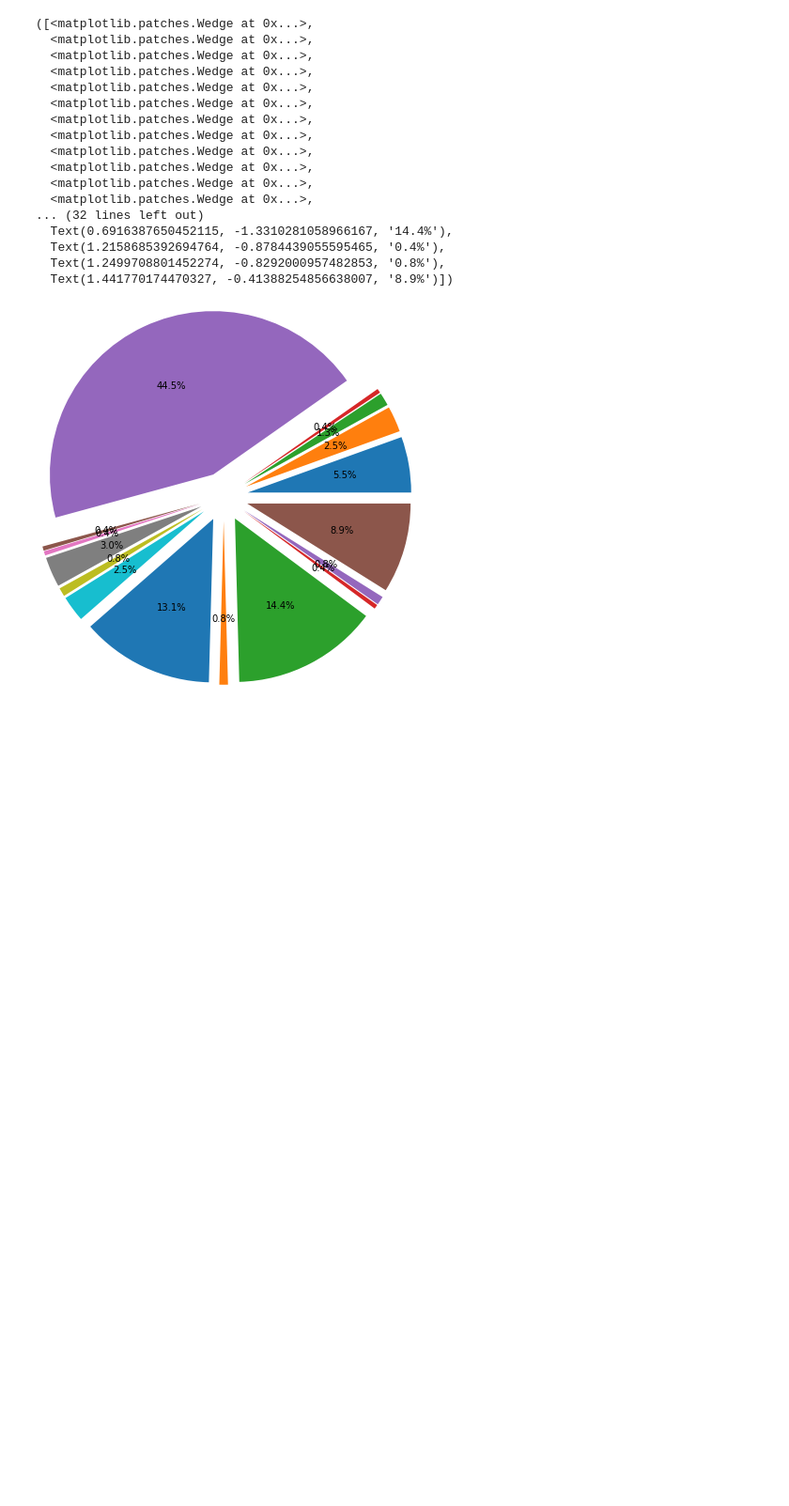
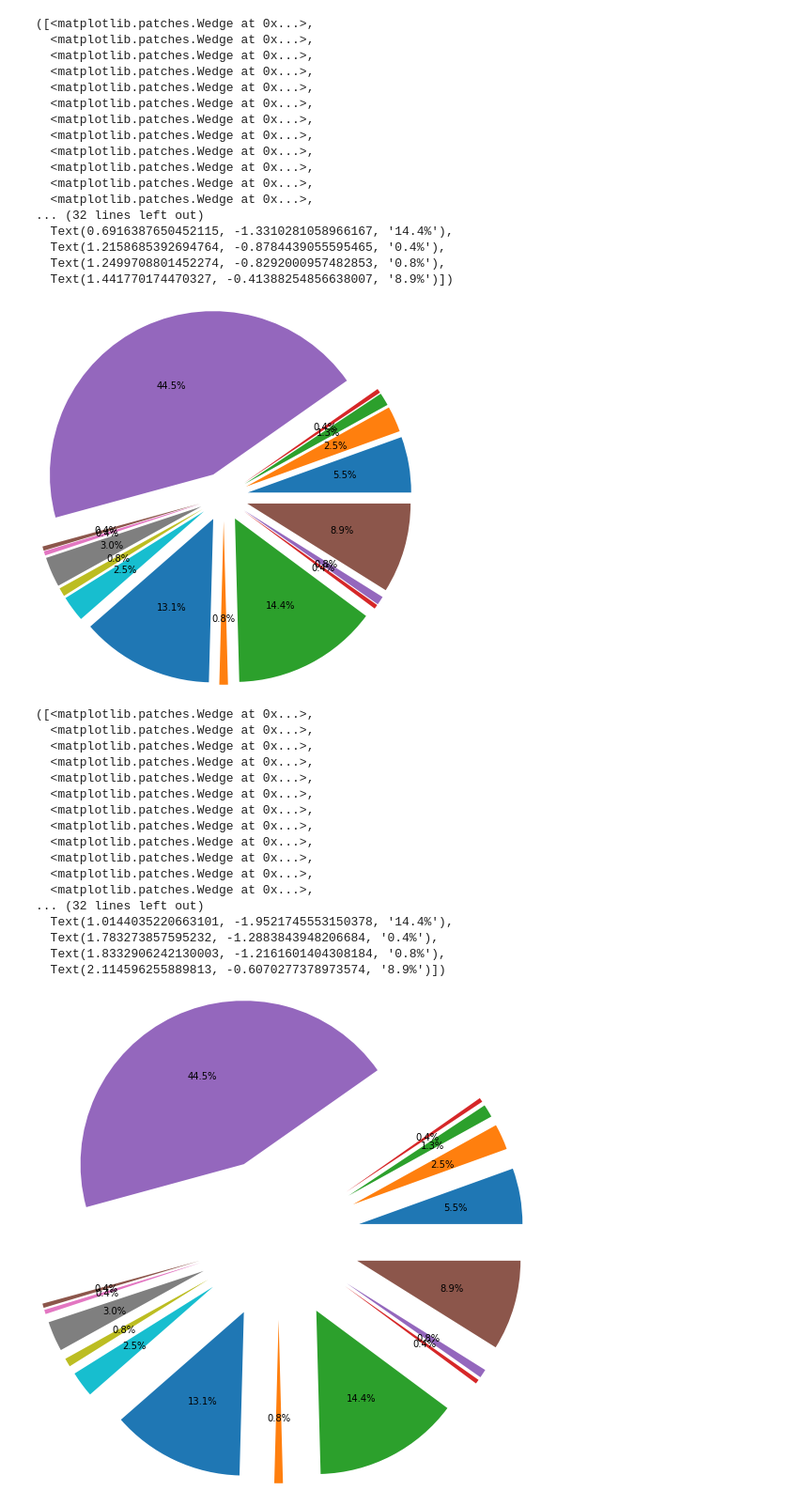
Before and after one commit to Letstry2code/Python-Basic, a Jupyter notebook: Data analysis/visual.ipynb, the cells around one changed output. Shown: that part at 94% size. Drawn from its saved outputs; the diff is of its cells as text; code cells hidden in the pictures; blank space fills up the shorter version.

```diff
--- a/Data analysis/visual.ipynb
+++ b/Data analysis/visual.ipynb
@@ -280,3 +282,27 @@ plt.pie(c,autopct='%1.1f%%',radius=2,explode=wedges)
   Text(1.2499708801452274, -0.8292000957482853, '0.8%'),
   Text(1.441770174470327, -0.41388254856638007, '8.9%')])
 [figure]
+# %%
+mm=[13,6,3,1,105,1,1,7,2,6,31,2,34,1,2,21]
+wedges=[1,1,1,1,1,1,1,1,1,1,1,1,1,1,1,1]
+
+plt.pie(mm,autopct='%1.1f%%',radius=2,explode=wedges)
+# %% [output]
+([<matplotlib.patches.Wedge at 0x...>,
+  <matplotlib.patches.Wedge at 0x...>,
+  <matplotlib.patches.Wedge at 0x...>,
+  <matplotlib.patches.Wedge at 0x...>,
+  <matplotlib.patches.Wedge at 0x...>,
+  <matplotlib.patches.Wedge at 0x...>,
+  <matplotlib.patches.Wedge at 0x...>,
+  <matplotlib.patches.Wedge at 0x...>,
+  <matplotlib.patches.Wedge at 0x...>,
+  <matplotlib.patches.Wedge at 0x...>,
+  <matplotlib.patches.Wedge at 0x...>,
+  <matplotlib.patches.Wedge at 0x...>,
+... (32 lines left out)
+  Text(1.0144035220663101, -1.9521745553150378, '14.4%'),
+  Text(1.783273857595232, -1.2883843948206684, '0.4%'),
+  Text(1.8332906242130003, -1.2161601404308184, '0.8%'),
+  Text(2.114596255889813, -0.6070277378973574, '8.9%')])
+[figure, added]
```
Also changed, not shown: parts of 1 cell of this notebook.
